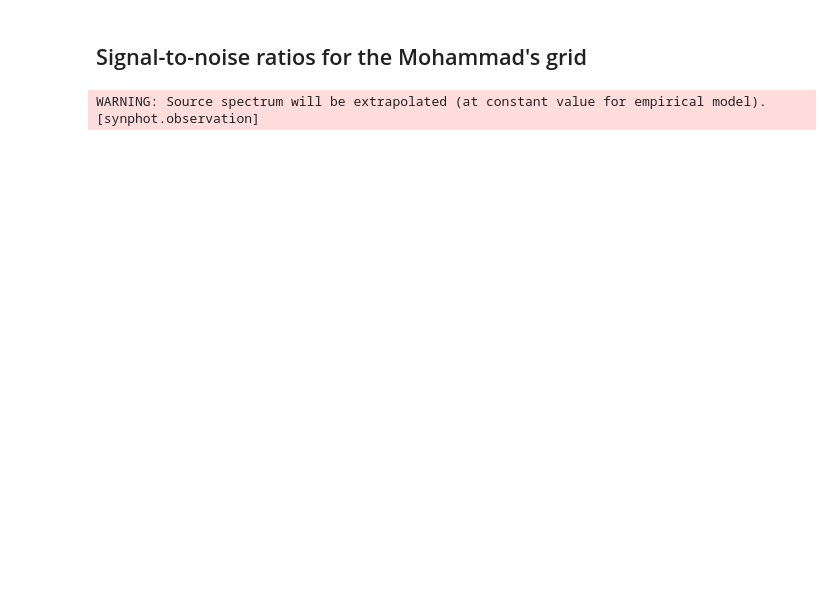
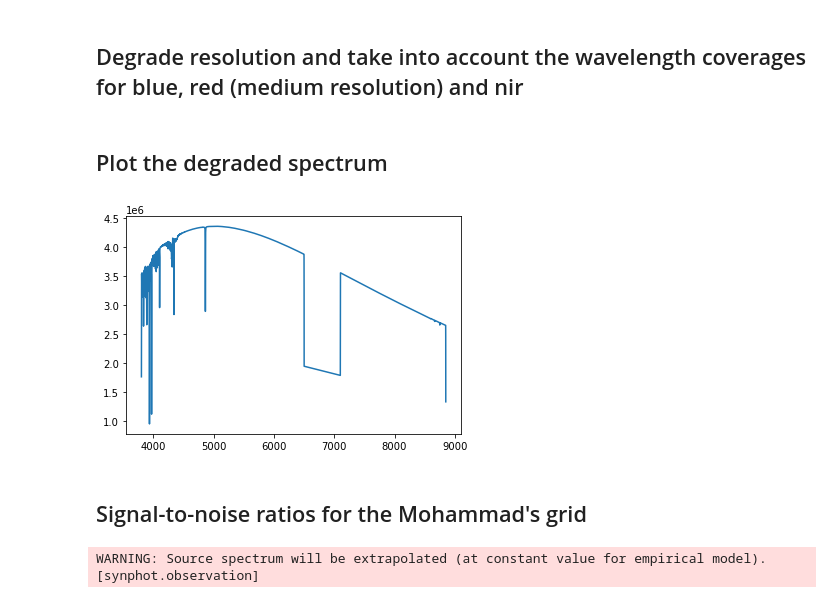
Before and after one commit to mihoishigaki/PFS_CalibStars, a Jupyter notebook: notebook/example_Mohammad_grid.ipynb, the cells around one changed output. Saved outputs shown, nothing was run; the diff lists cells and outputs as text; code cells hidden in the pictures; blank space fills up the shorter version.

Commit message:
A script to degrade the wavelength resolution is added.

```diff
--- a/notebook/example_Mohammad_grid.ipynb
+++ b/notebook/example_Mohammad_grid.ipynb
@@ -26,3 +44,14 @@ import pfs_calibstars as cs
+# %% [markdown]
+## Degrade resolution and take into account the wavelength coverages for blue, red (medium resolution) and nir
+# %%
+w_conv, f_conv = cs.convolve_spectra_arms(w, f)
+# %% [markdown]
+## Plot the degraded spectrum
+# %%
+plt.plot(w_conv, f_conv)
+plt.show()
+# %% [output]
+[figure, added]
 # %% [markdown]
 ## Signal-to-noise ratios for the Mohammad's grid
 # %%
```
Also changed, not shown: parts of 10 cells of this notebook, 5 other files.
